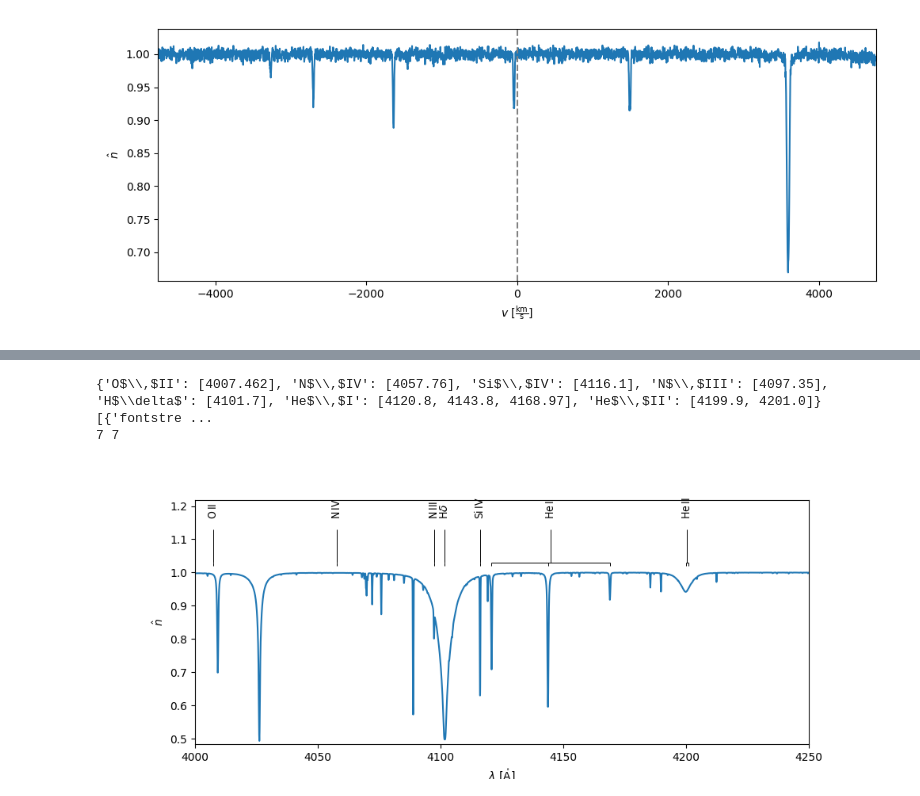
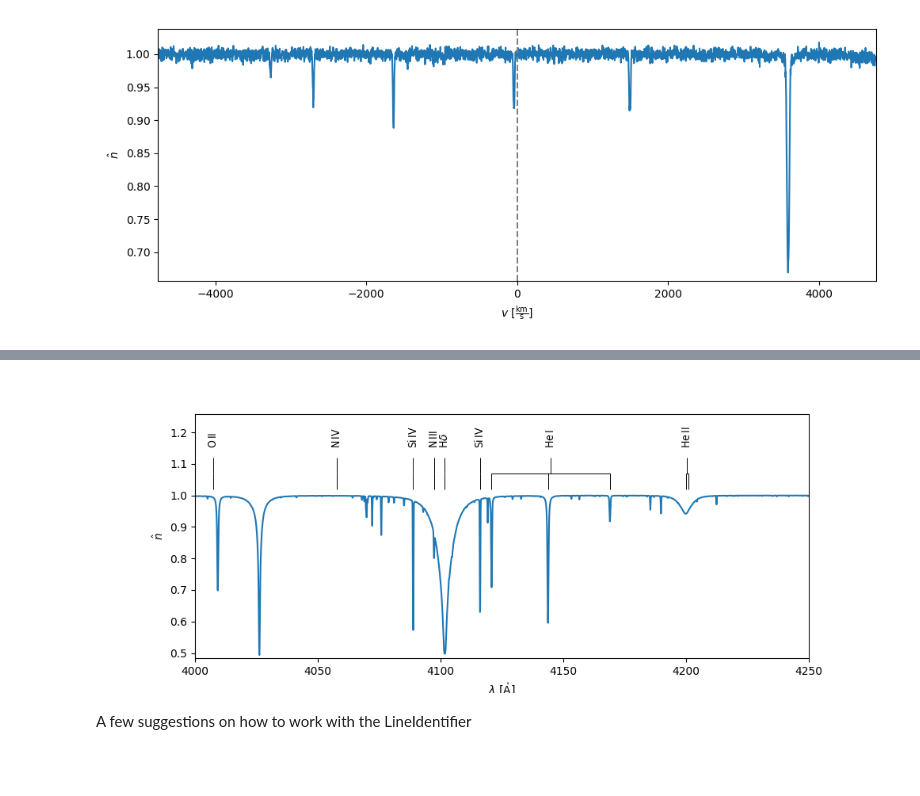
Before and after one commit to eschoesser/spyplotter, a Jupyter notebook: docs/spectrum.ipynb, the cells around one changed output, grey strips where cells are left out. Saved outputs shown, nothing was run; the diff lists cells and outputs as text; code cells hidden in the pictures; blank space fills up the shorter version.

```diff
--- a/docs/spectrum.ipynb
+++ b/docs/spectrum.ipynb
@@ -177,11 +180,7 @@ First, you have to read the ident file and then you can plot. Read the WRPlot Te
 # Plot the spectrum
 ax = spectrum_norm.plot(x_unit=u.AA,interval=[4000,4250]);
 
-readWRPlot_identfile(filepath='../tests/test_data/ident_O.dat',keyword='* IDENT BLUE')
+li = LineIdentifier.from_powr_identfile(filename='../tests/test_data/ident_O.dat')
 
-li = LineIdentifier.from_powr_identfile('../tests/test_data/ident_O.dat')
 ax = li.plot(ax=ax)
-#
-#print(ax.get_ylim())
-#plt.tight_layout()
 # %% [output]
@@ -189,3 +188,3 @@ spyplotter.line_identification - WARNING - Text out of ylim, automatically adapt
-{'O$\\,$II': [4007.462], 'N$\\,$IV': [4057.76], 'Si$\\,$IV': [4116.1], 'N$\\,$III': [4097.35], 'H$\\delta$': [4101.7], 'He$\\,$I': [4120.8, 4143.8, 4168.97], 'He$\\,$II': [4199.9, 4201.0]} [{'fontstre ...
-7 7
-[figure, old version]
+[figure, new version]
+# %% [markdown]
+A few suggestions on how to work with the LineIdentifier
```
Also changed, not shown: parts of 19 cells of this notebook, 3 other files.
